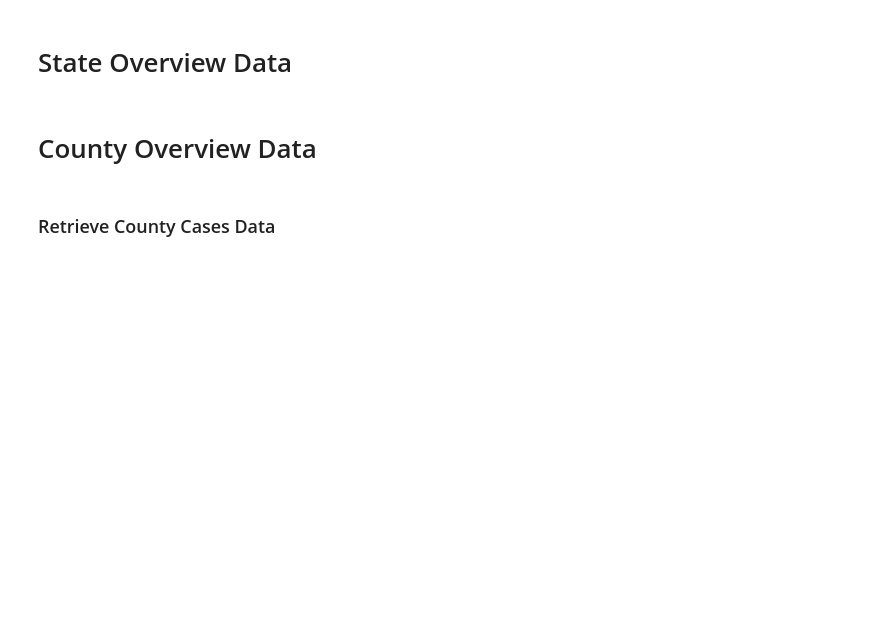
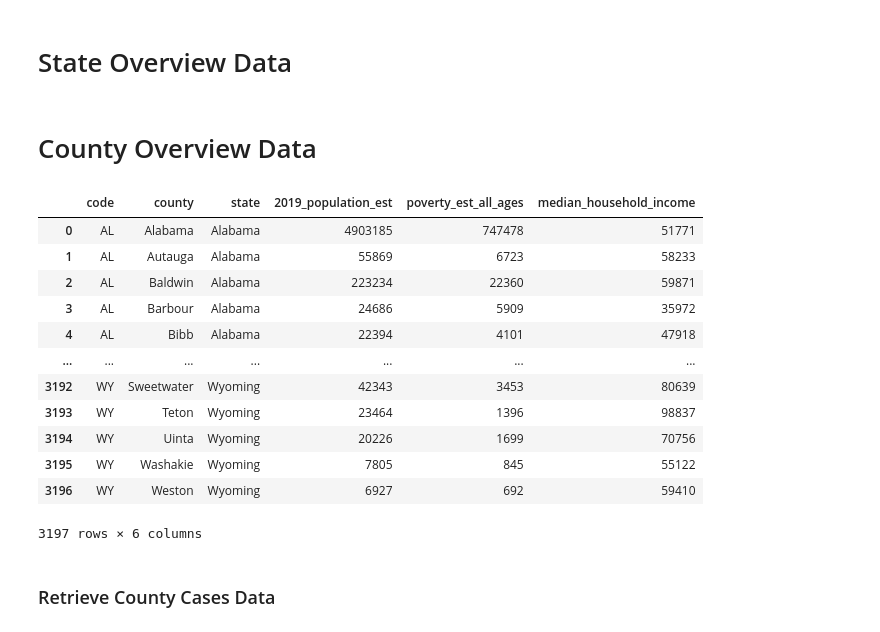
Before and after one commit to CCom20/covid-ml-application, a Jupyter notebook: notebooks/data_cleaning_notebook.ipynb, the cells around one changed output. Cells and saved outputs as stored; diff of their text form; code cells hidden in the pictures; blank space fills up the shorter version.

```diff
--- a/notebooks/data_cleaning_notebook.ipynb
+++ b/notebooks/data_cleaning_notebook.ipynb
@@ -122,6 +122,22 @@ populations_county["county"] = populations_county["county"].str.rstrip()
 merged_data = populations_county.merge(poverty_county, how='inner', left_on=["code", "county"], right_on=["code", "county"])
 # %%
 merged_data.dropna(how="any", inplace=True)
+# %%
+merged_data
+# %% [output]
+|  | code | county | state | 2019_population_est | poverty_est_all_ages | median_household_income |
+| 0 | AL | Alabama | Alabama | 4903185 | 747478 | 51771 |
+| 1 | AL | Autauga | Alabama | 55869 | 6723 | 58233 |
+| 2 | AL | Baldwin | Alabama | 223234 | 22360 | 59871 |
+| 3 | AL | Barbour | Alabama | 24686 | 5909 | 35972 |
+| 4 | AL | Bibb | Alabama | 22394 | 4101 | 47918 |
+| ... | ... | ... | ... | ... | ... | ... |
+| 3192 | WY | Sweetwater | Wyoming | 42343 | 3453 | 80639 |
+| 3193 | WY | Teton | Wyoming | 23464 | 1396 | 98837 |
+| 3194 | WY | Uinta | Wyoming | 20226 | 1699 | 70756 |
+| 3195 | WY | Washakie | Wyoming | 7805 | 845 | 55122 |
+| 3196 | WY | Weston | Wyoming | 6927 | 692 | 59410 |
+3197 rows × 6 columns
 # %% [markdown]
 ### Retrieve County Cases Data
 # %%
```
Also changed, not shown: parts of 9 cells of this notebook, 10 other files.
